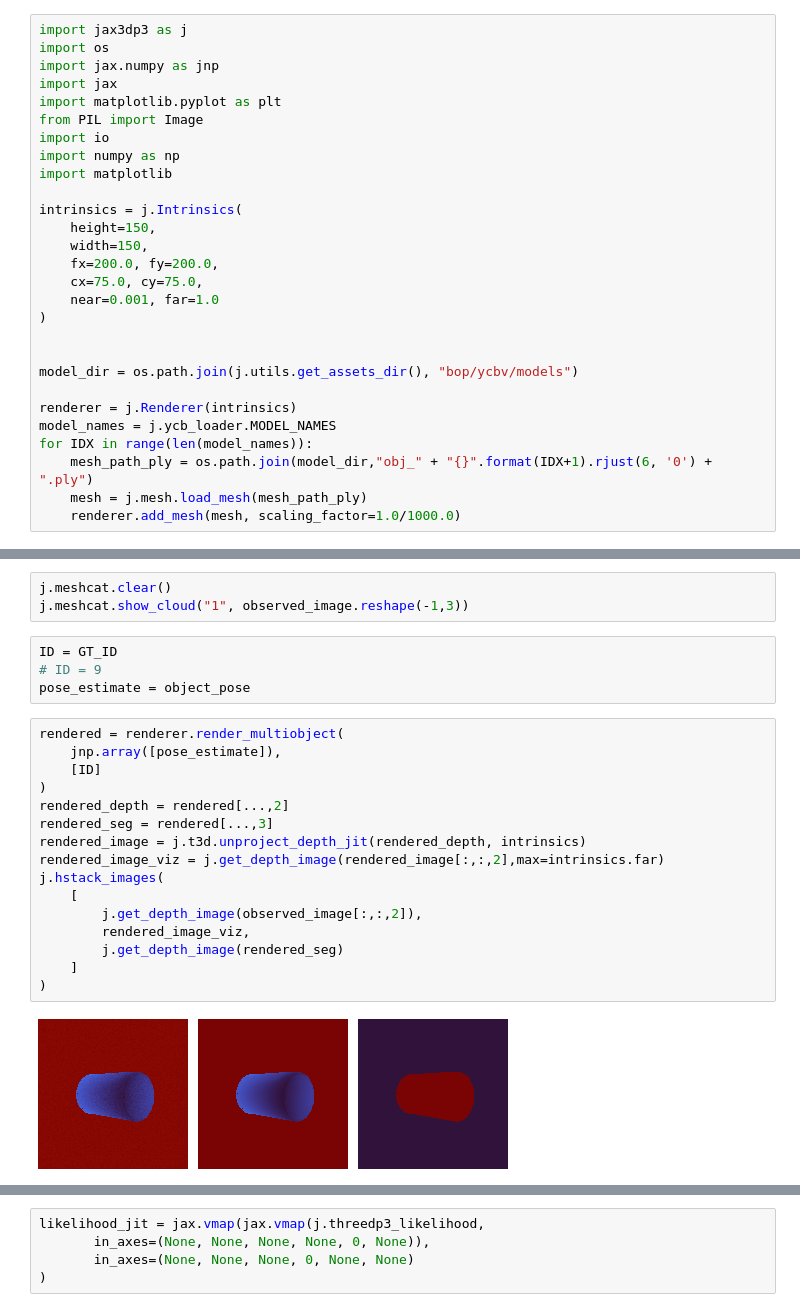
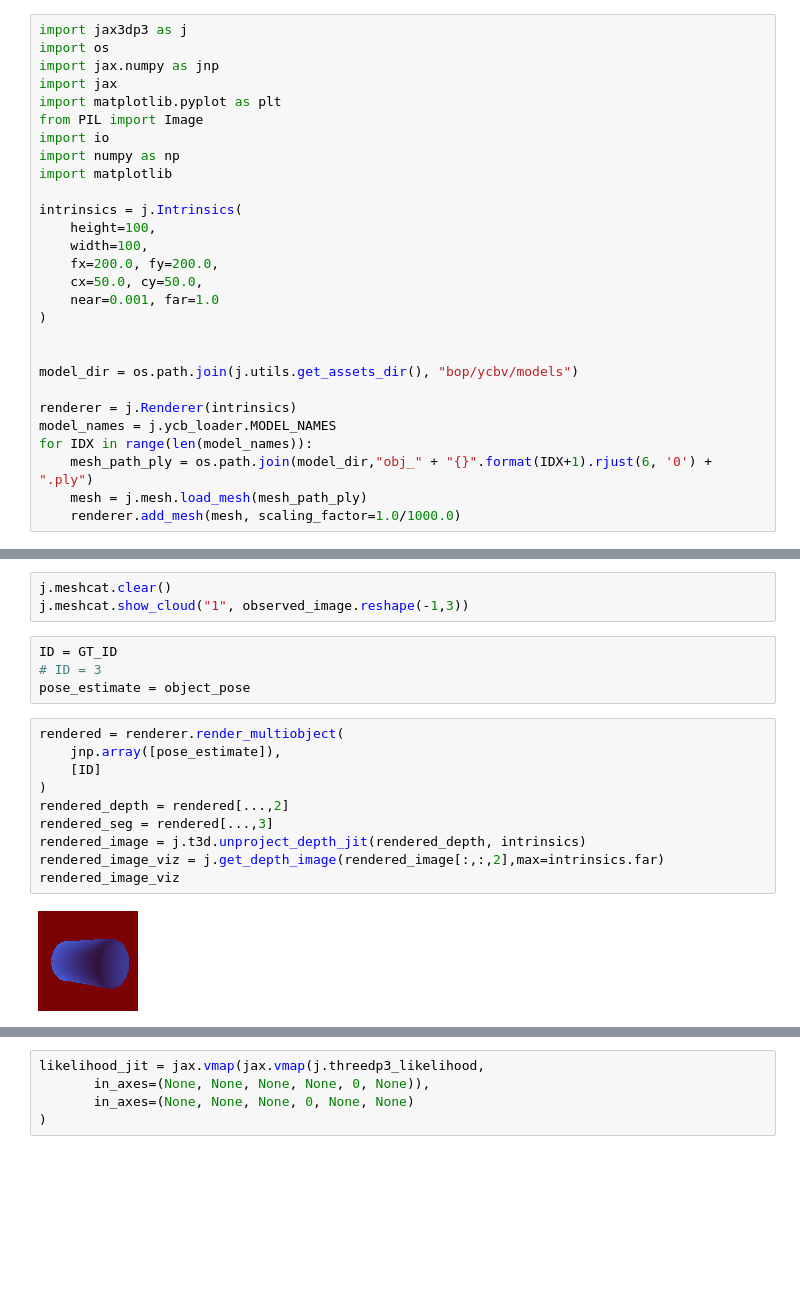
Before and after one commit to probcomp/bayes3d, a Jupyter notebook: experiments/p_outlier_posterior/r_per_object.ipynb, the cells around one changed output, grey strips where cells are left out. Cells and saved outputs as stored; diff of their text form; blank space fills up the shorter version.

```diff
--- a/experiments/p_outlier_posterior/r_per_object.ipynb
+++ b/experiments/p_outlier_posterior/r_per_object.ipynb
@@ -10,10 +10,10 @@ import numpy as np
 import matplotlib
 
 intrinsics = j.Intrinsics(
-    height=150,
-    width=150,
+    height=100,
+    width=100,
     fx=200.0, fy=200.0,
-    cx=75.0, cy=75.0,
+    cx=50.0, cy=50.0,
     near=0.001, far=1.0
 )
 
@@ -126,26 +126,20 @@ j.meshcat.clear()
 j.meshcat.show_cloud("1", observed_image.reshape(-1,3))
 # %%
 ID = GT_ID
-# ID = 9
+# ID = 3
 pose_estimate = object_pose
 # %%
 rendered = renderer.render_multiobject(
     jnp.array([pose_estimate]),
     [ID]
 )
 rendered_depth = rendered[...,2]
 rendered_seg = rendered[...,3]
 rendered_image = j.t3d.unproject_depth_jit(rendered_depth, intrinsics)
 rendered_image_viz = j.get_depth_image(rendered_image[:,:,2],max=intrinsics.far)
-j.hstack_images(
-    [
-        j.get_depth_image(observed_image[:,:,2]),
-        rendered_image_viz,
-        j.get_depth_image(rendered_seg)
-    ]
-)
+rendered_image_viz
 # %% [output]
-[figure, old version]
+[figure, new version]
 # %%
 R2 = jnp.array([0.000001, 0.00001, 0.00005, 0.0001, 0.0005, 0.001, 0.005, 0.01])
 R1 = jnp.ones_like(R2) * 0.00001
```
Also changed, not shown: parts of 7 cells of this notebook, 2 other files.
